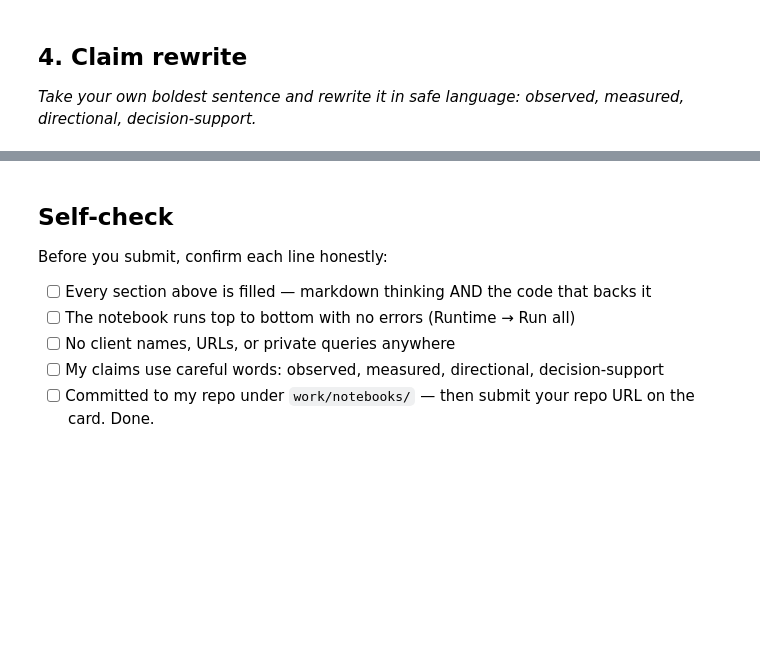
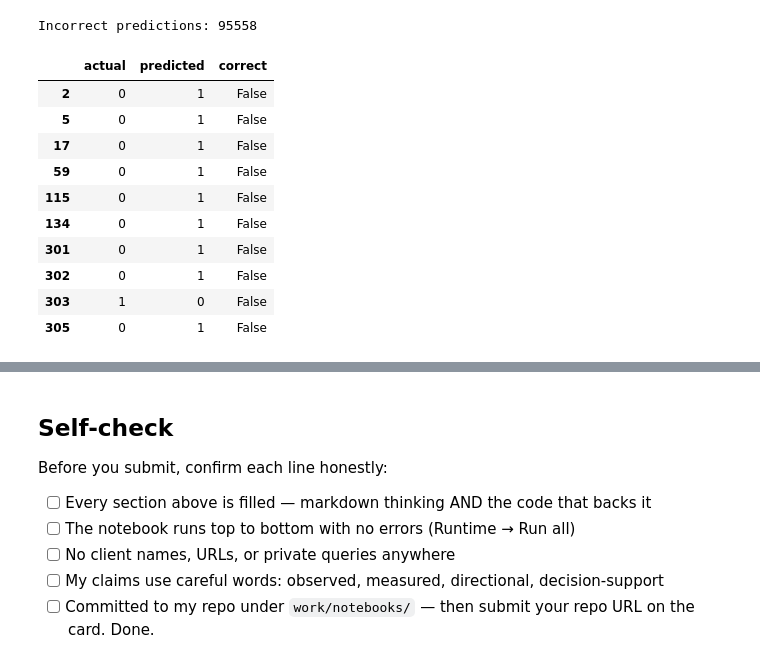
Before and after one commit to Hussainasif11/flyrankinternship, a Jupyter notebook: work/notebooks/w06_validation_audit.ipynb, the cells around one changed output, grey strips where cells are left out. Saved outputs shown, nothing was run; the diff lists cells and outputs as text; code cells hidden in the pictures; blank space fills up the shorter version.

```diff
--- a/work/notebooks/w06_validation_audit.ipynb
+++ b/work/notebooks/w06_validation_audit.ipynb
@@ -12,0 +55,4 @@ This skeleton is yours to fill. Work the sections **in order** — each one has
+# %%
+df["target"] = (df["gsc_clicks"] == 0).astype(int)
+
+print(df["target"].value_counts())
@@ -19,0 +221,20 @@ This skeleton is yours to fill. Work the sections **in order** — each one has
+# %%
+group_model = Pipeline([
+    ("scaler", StandardScaler()),
+    ("logistic", LogisticRegression(max_iter=1000))
+])
+
+group_model.fit(
+    X_train_group,
+    y_train_group
+)
+
+group_pred = group_model.predict(X_test_group)
+
+group_f1 = f1_score(
+    y_test_group,
+    group_pred,
+    zero_division=0
+)
+
+print("Week-6 client-grouped F1:", group_f1)
@@ -27,7 +322,34 @@ This skeleton is yours to fill. Work the sections **in order** — each one has
 # %%
 # This cell is for CODE (numbers, a query, a check).
 # Write your text answer in the cell ABOVE this one — typing sentences here breaks Run All.
+
+group_errors = pd.DataFrame({
+    "actual": y_test_group,
+    "predicted": group_pred
+})
+
+group_errors["correct"] = (
+    group_errors["actual"] == group_errors["predicted"]
+)
+
+print(
+    "Incorrect predictions:",
+    (~group_errors["correct"]).sum()
+)
+
+group_errors[
+    ~group_errors["correct"]
+].head(10)
+# %% [output]
+Incorrect predictions: 95558
+|  | actual | predicted | correct |
+| 2 | 0 | 1 | False |
+| 5 | 0 | 1 | False |
+| 17 | 0 | 1 | False |
+| 59 | 0 | 1 | False |
+| 115 | 0 | 1 | False |
+| 134 | 0 | 1 | False |
+| 301 | 0 | 1 | False |
+| 302 | 0 | 1 | False |
+| 303 | 1 | 0 | False |
+| 305 | 0 | 1 | False |
-# %% [markdown]
-## 4. Claim rewrite
-
-*Take your own boldest sentence and rewrite it in safe language: observed, measured, directional, decision-support.*
```
Also changed, not shown: parts of 21 cells of this notebook.
